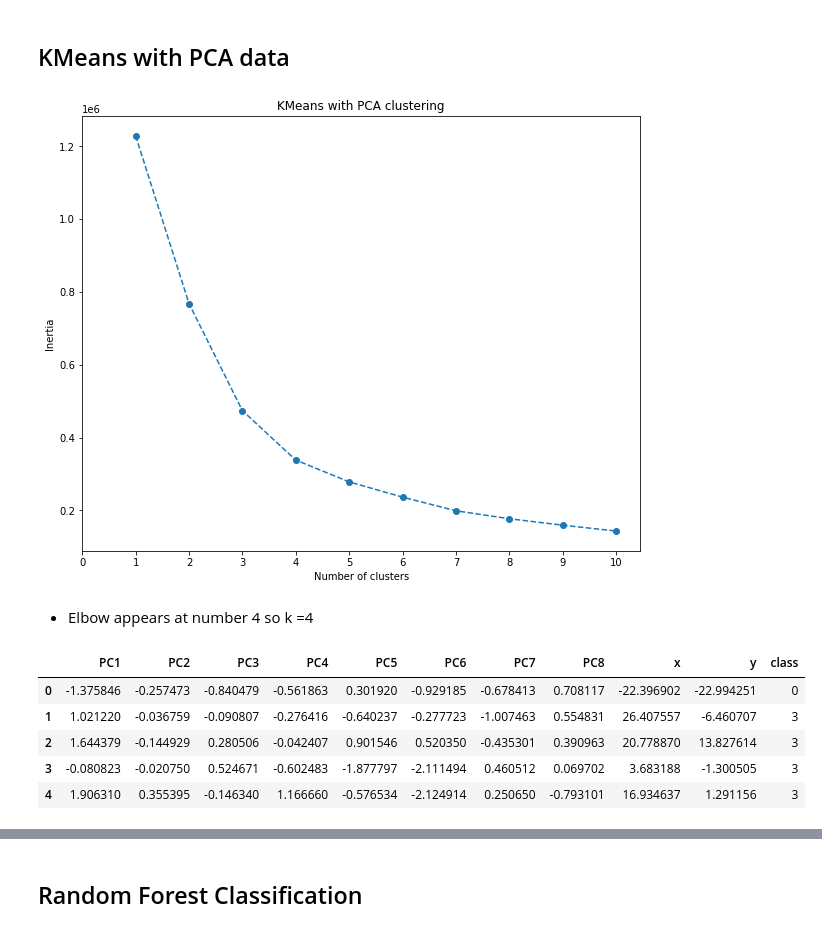
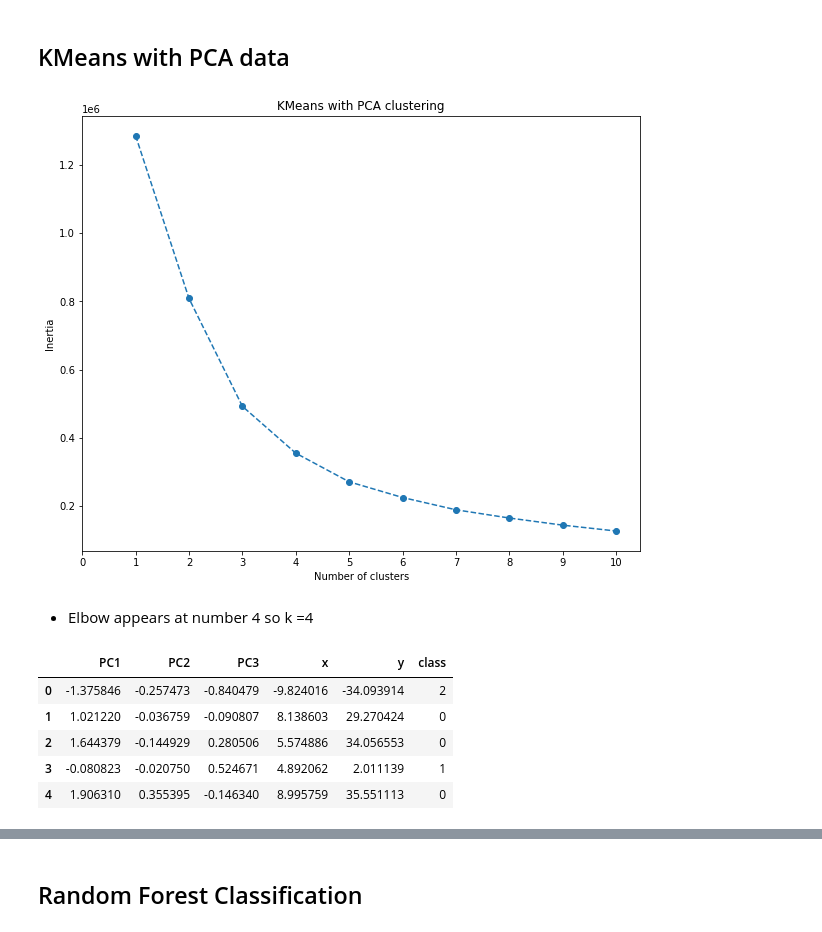
Before and after one commit to Ryan-Malin/Water, a Jupyter notebook: Soni Folder/water_potability1.ipynb, the cells around one changed output, grey strips where cells are left out. Saved outputs shown, nothing was run; the diff lists cells and outputs as text; code cells hidden in the pictures.

```diff
--- a/Soni Folder/water_potability1.ipynb
+++ b/Soni Folder/water_potability1.ipynb
@@ -147,4 +164,4 @@ water_pca = pca.fit_transform(X_train_scaled)
 # %%
-water_pca_df = pd.DataFrame(data = water_pca, columns = ['PC1', 'PC2', 'PC3','PC4','PC5', 'PC6', 'PC7', 'PC8'])
-water_pca_df.head()
+pca_df = pd.DataFrame(data = water_pca, columns = ['PC1', 'PC2', 'PC3'])
+pca_df.head()
 # %% [output]
@@ -160,17 +177,18 @@ water_pca_df.head()
 from sklearn.manifold import TSNE
 
 tsne = TSNE(learning_rate = 35)
-tsne_features = tsne.fit_transform(water_pca_df)
+tsne_features = tsne.fit_transform(pca_df)
 tsne_features.shape
 # %% [output]
 (1608, 2)
 # %%
+import seaborn as sns
 # First column of transformed features
-water_pca_df['x'] = tsne_features[:,0]
+pca_df['x'] = tsne_features[:,0]
 # Second column of transformed features
-water_pca_df['y'] = tsne_features[:,1]
+pca_df['y'] = tsne_features[:,1]
 # Cluster visualizing
 plt.figure(figsize = (10,8))
-plt.scatter(water_pca_df.x, water_pca_df.y, c = [water_pca_df.y])
+sns.scatterplot(pca_df.x, pca_df.y, c=pca_df.x)
 plt.show()
 # %% [output]
@@ -185,7 +203,7 @@ k = list(range(1,11))
 # Calculate the inertia for the range of k values
 for i in k:
     km = KMeans(n_clusters = i)
-    km.fit(water_pca_df)
+    km.fit(pca_df)
     inertia.append(km.inertia_)
 elbow_data = pd.DataFrame({'k':k, 'inertia':inertia})
 plt.figure(figsize = (10,8))
@@ -196,29 +214,29 @@ plt.xlabel("Number of clusters")
 plt.ylabel("Inertia")
 plt.show()
 # %% [output]
-[figure, old version]
+[figure, new version]
 # %% [markdown]
 * Elbow appears at number 4 so k =4
 # %%
 # Predicting clusters with k = 4
 # Initialize the k-means model
 model = KMeans(n_clusters = 4, random_state = 0)
 
 # Fit the model
-model.fit(water_pca_df)
+model.fit(pca_df)
 
 # predict clusters
-predictions = model.predict(water_pca_df)
+predictions = model.predict(pca_df)
 
 # Add the predicted class column to the dataframe
 
-water_pca_df['class'] = model.labels_
-water_pca_df.head()
+pca_df['class'] = model.labels_
+pca_df.head()
 # %% [output]
-|  | PC1 | PC2 | PC3 | PC4 | PC5 | PC6 | PC7 | PC8 | x | y | class |
-| 0 | -1.375846 | -0.257473 | -0.840479 | -0.561863 | 0.301920 | -0.929185 | -0.678413 | 0.708117 | -22.396902 | -22.994251 | 0 |
-| 1 | 1.021220 | -0.036759 | -0.090807 | -0.276416 | -0.640237 | -0.277723 | -1.007463 | 0.554831 | 26.407557 | -6.460707 | 3 |
-| 2 | 1.644379 | -0.144929 | 0.280506 | -0.042407 | 0.901546 | 0.520350 | -0.435301 | 0.390963 | 20.778870 | 13.827614 | 3 |
-| 3 | -0.080823 | -0.020750 | 0.524671 | -0.602483 | -1.877797 | -2.111494 | 0.460512 | 0.069702 | 3.683188 | -1.300505 | 3 |
-| 4 | 1.906310 | 0.355395 | -0.146340 | 1.166660 | -0.576534 | -2.124914 | 0.250650 | -0.793101 | 16.934637 | 1.291156 | 3 |
+|  | PC1 | PC2 | PC3 | x | y | class |
+| 0 | -1.375846 | -0.257473 | -0.840479 | -9.824016 | -34.093914 | 2 |
+| 1 | 1.021220 | -0.036759 | -0.090807 | 8.138603 | 29.270424 | 0 |
+| 2 | 1.644379 | -0.144929 | 0.280506 | 5.574886 | 34.056553 | 0 |
+| 3 | -0.080823 | -0.020750 | 0.524671 | 4.892062 | 2.011139 | 1 |
+| 4 | 1.906310 | 0.355395 | -0.146340 | 8.995759 | 35.551113 | 0 |
 # %%
```
Also changed, not shown: parts of 10 cells of this notebook, 1 other file.
